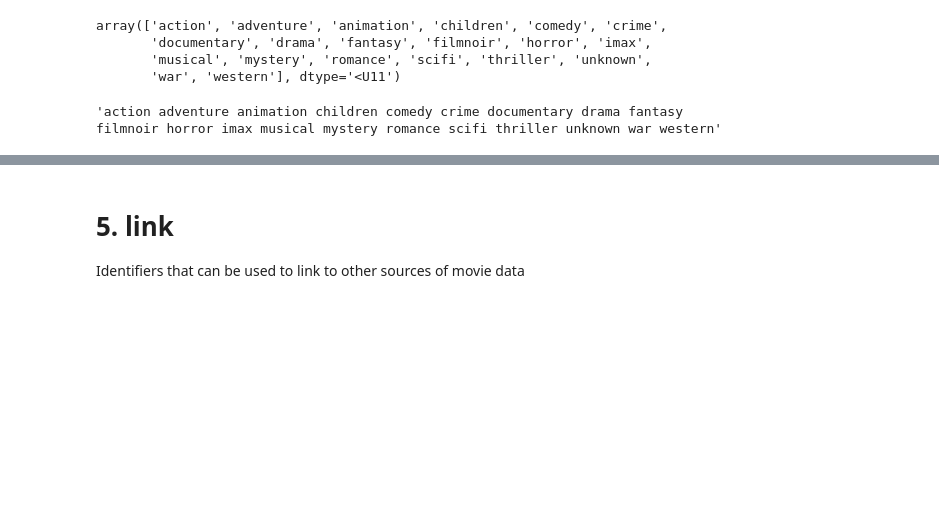
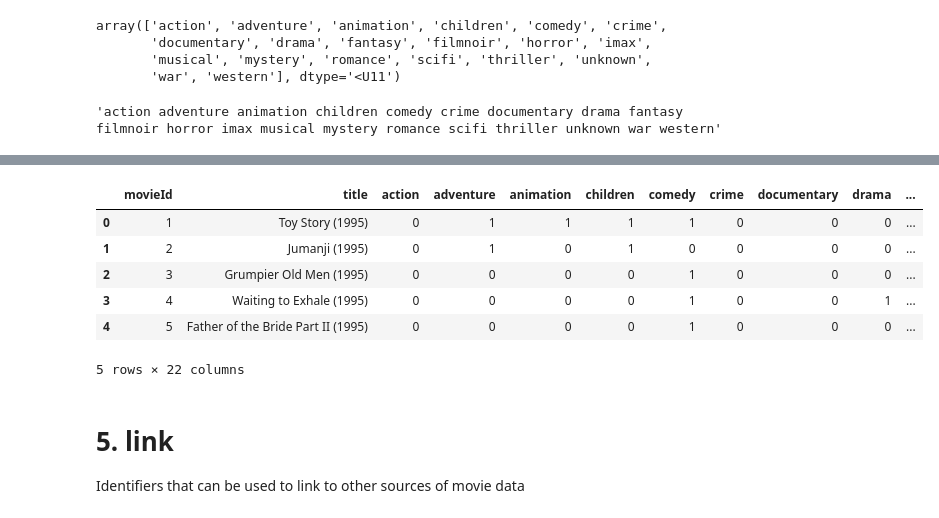
Before and after one commit to MC855FilmesParaTi/machinelearning, a Jupyter notebook: notebooks/1-lfb-initial-data-exploration.ipynb, the cells around one changed output, grey strips where cells are left out. Saved outputs shown, nothing was run; the diff lists cells and outputs as text; code cells hidden in the pictures; blank space fills up the shorter version.

Commit message:
One Hot Enconding dos gêneros

```diff
--- a/notebooks/1-lfb-initial-data-exploration.ipynb
+++ b/notebooks/1-lfb-initial-data-exploration.ipynb
@@ -292,3 +292,24 @@ plt.show()
+# %%
+for genre in genres:
+    movies_df[genre] = 0
+# %%
+movies_df.genres = movies_df.genres.apply(lambda x: x.lower())
+# %%
+# one hot enconding dos gêneros
+for genre in genres:
+    movies_df.loc[movies_df.genres.apply(lambda x: genre in x), [genre]] = 1
+# %%
+movies_df.drop(columns='genres', inplace=True)
+# %%
+movies_df.head()
+# %% [output]
+|  | movieId | title | action | adventure | animation | children | comedy | crime | documentary | drama | ... |
+| 0 | 1 | Toy Story (1995) | 0 | 1 | 1 | 1 | 1 | 0 | 0 | 0 | ... |
+| 1 | 2 | Jumanji (1995) | 0 | 1 | 0 | 1 | 0 | 0 | 0 | 0 | ... |
+| 2 | 3 | Grumpier Old Men (1995) | 0 | 0 | 0 | 0 | 1 | 0 | 0 | 0 | ... |
+| 3 | 4 | Waiting to Exhale (1995) | 0 | 0 | 0 | 0 | 1 | 0 | 0 | 1 | ... |
+| 4 | 5 | Father of the Bride Part II (1995) | 0 | 0 | 0 | 0 | 1 | 0 | 0 | 0 | ... |
+5 rows × 22 columns
 # %% [markdown]
 # 5. link
 
```
Also changed, not shown: parts of 1 cell of this notebook.
